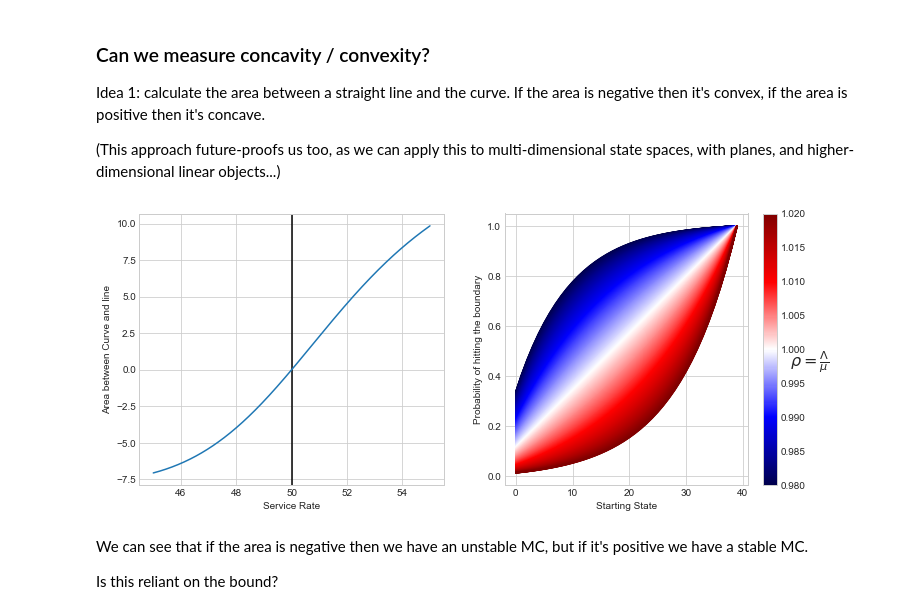
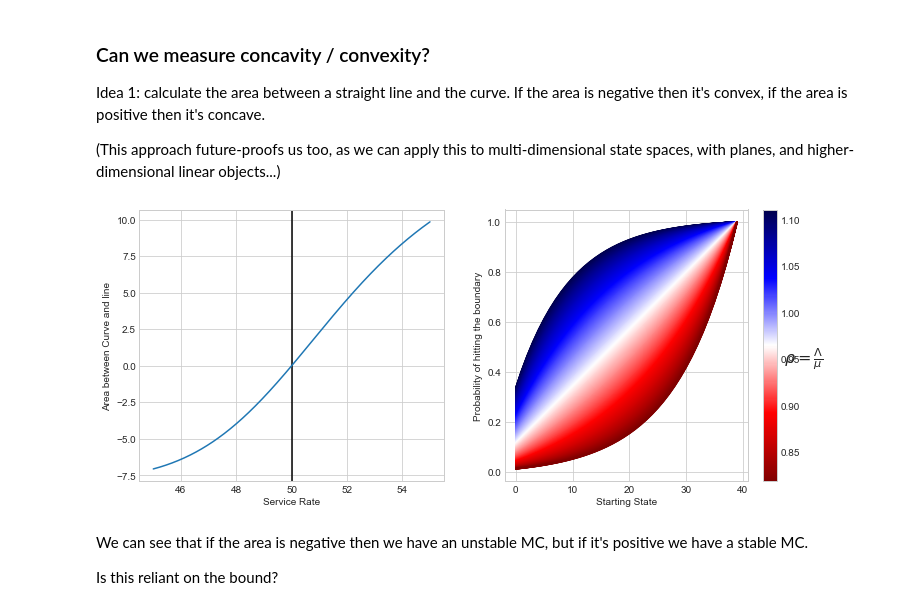
Before and after one commit to geraintpalmer/TruncatingInfiniteMarkovChains, a Jupyter notebook: src/investigate_concavity_convexity.ipynb, the cells around one changed output. Cells and saved outputs as stored; diff of their text form; code cells hidden in the pictures.

```diff
--- a/src/investigate_concavity_convexity.ipynb
+++ b/src/investigate_concavity_convexity.ipynb
@@ -142,10 +142,10 @@ for i, bound in enumerate(bounds):
         axarr[i].plot(probs.keys(), probs.values(), c=colors[j])
     axarr[i].set_xlabel('Starting state $s$', fontsize=14)
     axarr[i].set_ylabel('Probability of hitting the boundary $h_{sb}$', fontsize=14)
-    axarr[i].set_title(f'$\Lambda {sgn[i]} \mu$', fontsize=18)
+    axarr[i].set_title(f'Bound = {bound}', fontsize=18)
 cbar = fig.colorbar(plt.cm.ScalarMappable(
-    norm=mpl.colors.Normalize(vmin=(arr-1)/arr, vmax=(arr+1)/arr),
-    cmap=plt.cm.seismic
+    norm=mpl.colors.Normalize(vmin=arr/mus[0], vmax=arr/mus[-1]),
+    cmap=plt.cm.seismic_r
 ))
 cbar.set_label(r'$\rho = \frac{\Lambda}{\mu}$', fontsize=16, rotation=0)
 # %% [output]
@@ -175,32 +175,32 @@ def find_area_between_curve_and_line(hitting_probs, bound, min_state):
 # %%
 arr = 50
 bound = 40
 mus = np.linspace(arr-5, arr+5, 500)
 colors = plt.cm.seismic(np.linspace(0, 1, len(mus)))
 areas = []
 fig, axarr = plt.subplots(1,2, figsize=(12, 5))
 for i, mu in enumerate(mus):
     mm1_rate_matrix = trunc.make_modified_mm1_matrix(arr, mu, 10, bound)
     mm1_matrix = trunc.discretise_transition_rate_matrix(mm1_rate_matrix)
     probs = trunc.find_hitting_probs(mm1_matrix, range(bound + 1), bound - 1)
     areas.append(find_area_between_curve_and_line(probs, bound, 0))
     axarr[1].plot(probs.keys(), probs.values(), c=colors[i])
 axarr[1].set_xlabel('Starting State')
 axarr[1].set_ylabel("Probability of hitting the boundary")
 
 axarr[0].axvline(x=arr, c='black')
 axarr[0].plot(mus, areas)
 axarr[0].set_xlabel('Service Rate')
 axarr[0].set_ylabel('Area between Curve and line')
 
 cbar = fig.colorbar(plt.cm.ScalarMappable(
-    norm=mpl.colors.Normalize(vmin=(arr-1)/arr, vmax=(arr+1)/arr),
-    cmap=plt.cm.seismic
+    norm=mpl.colors.Normalize(vmin=arr/mus[0], vmax=arr/mus[-1]),
+    cmap=plt.cm.seismic_r
 ))
 cbar.set_label(r'$\rho = \frac{\Lambda}{\mu}$', fontsize=16, rotation=0)
 plt.show()
 # %% [output]
-[figure, old version]
+[figure, new version]
 # %% [markdown]
 We can see that if the area is negative then we have an unstable MC, but if it's positive we have a stable MC.
 
```
Also changed, not shown: parts of 6 cells of this notebook.
